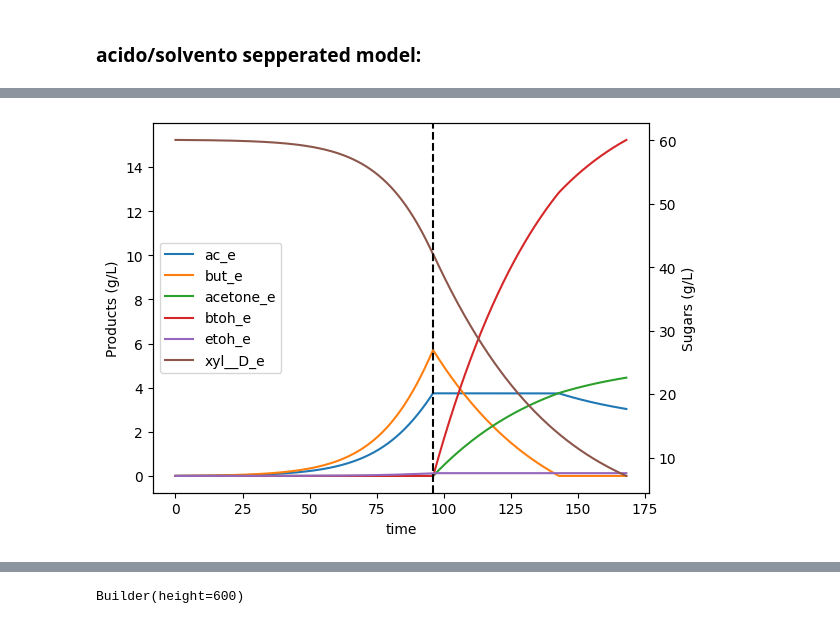
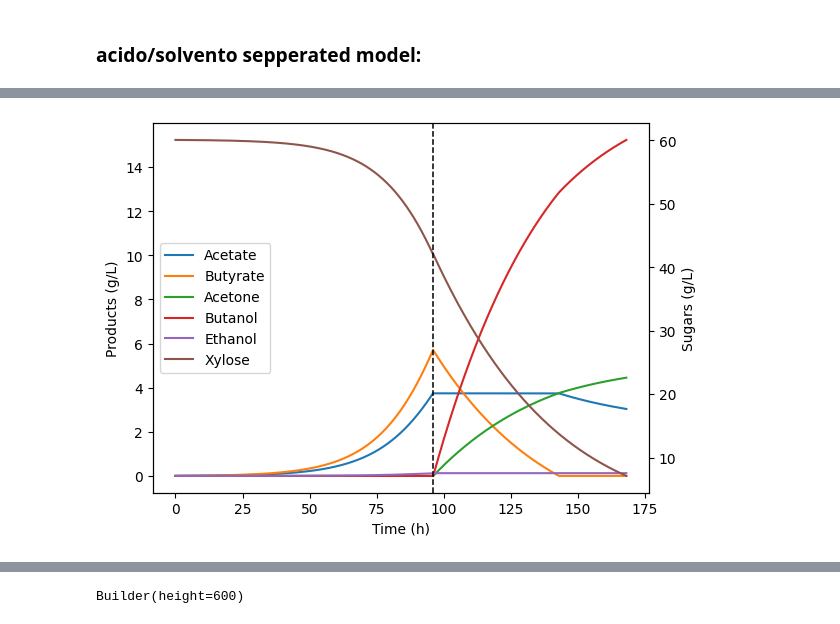
Before and after one commit to andreastallvik/BIOTBT3900, a Jupyter notebook: community_modelling/CBP_butanol/nj4_sim.ipynb, the cells around one changed output, grey strips where cells are left out. Drawn from its saved outputs; the diff is of its cells as text; code cells hidden in the pictures.

```diff
--- a/community_modelling/CBP_butanol/nj4_sim.ipynb
+++ b/community_modelling/CBP_butanol/nj4_sim.ipynb
@@ -605,12 +599,12 @@ bm, met, fluxes = cf.collapse_sequential_sim(acido_sim, solvento_sim, mult_speci
 # %%
 metabolites = ["xyl__D_e", "ac_e", "but_e",  "acetone_e", "btoh_e",  "etoh_e"]
 
-cf.plot_metabolites(metabolites_time_series=met, metabolites=metabolites, inoc_time=96, use_molar_amount=False)
+cf.plot_metabolites(metabolites_time_series=met, metabolites=metabolites, inoc_time=96, use_molar_amount=False, common_names=True)
 
 # import matplotlib.pyplot as plt
 # plt.savefig("figures/nj4.svg", format="svg")
 # %% [output]
-[figure, old version]
+[figure, new version]
 # %%
 import matplotlib.pyplot as plt
 
```
Also changed, not shown: parts of 8 cells of this notebook, 17 other files.
